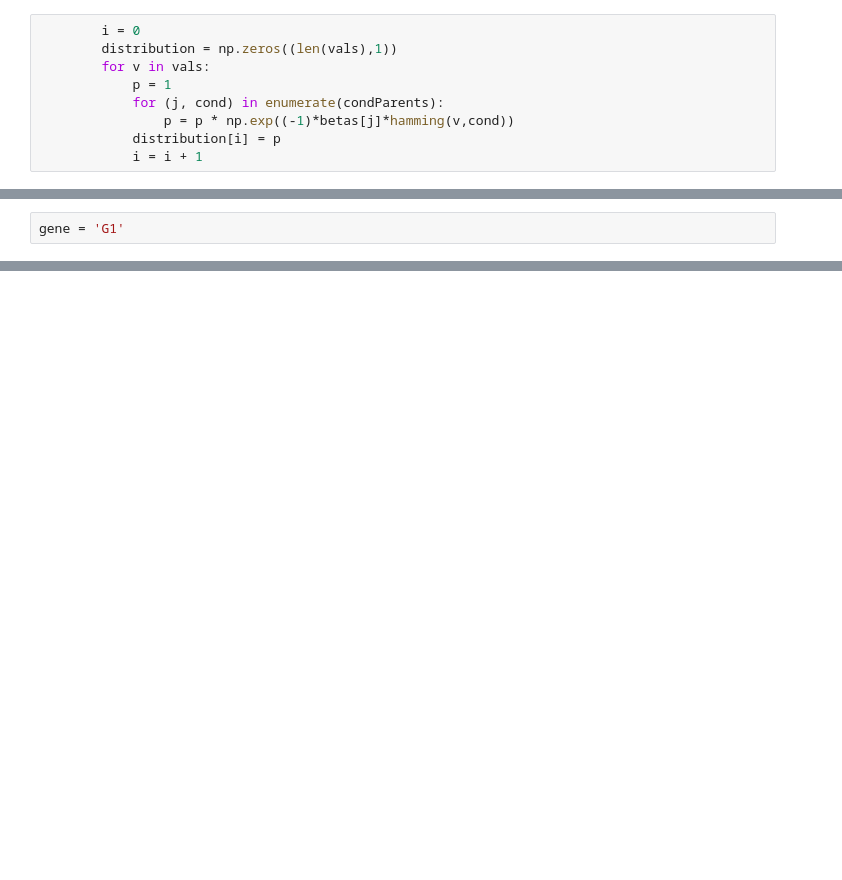
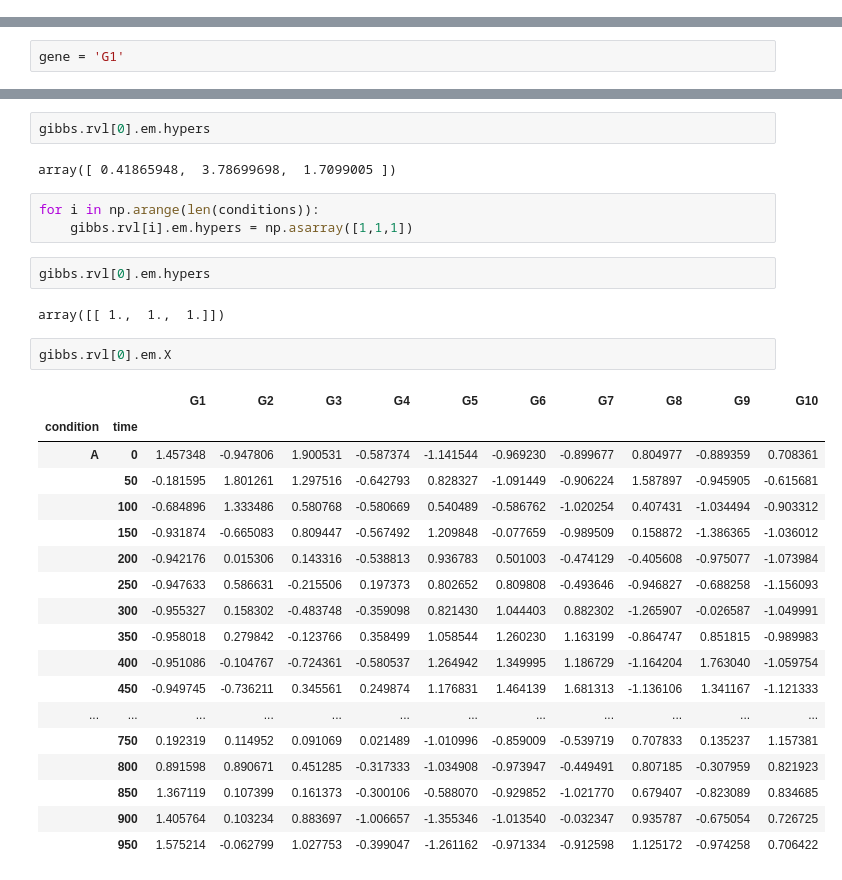
Before and after one commit to ktpolanski/ip2, a Jupyter notebook: sam-ip2-2015-12-07/csi/Untitled.ipynb, the cells around one changed output, grey strips where cells are left out. Saved outputs shown, nothing was run; the diff lists cells and outputs as text; blank space fills up the shorter version.

```diff
--- a/sam-ip2-2015-12-07/csi/Untitled.ipynb
+++ b/sam-ip2-2015-12-07/csi/Untitled.ipynb
@@ -67,9 +7,0 @@ condParents = [vals[1],vals[1],vals[1],vals[1],vals[1]]
-# %%
-        i = 0
-        distribution = np.zeros((len(vals),1))
-        for v in vals:
-            p = 1
-            for (j, cond) in enumerate(condParents):
-                p = p * np.exp((-1)*betas[j]*hamming(v,cond))
-            distribution[i] = p
-            i = i + 1
@@ -422,0 +22,32 @@ np.std(inp.iloc[0,:],ddof=1)
+# %%
+gibbs.rvl[0].em.hypers
+# %% [output]
+array([ 0.41865948,  3.78699698,  1.7099005 ])
+# %%
+for i in np.arange(len(conditions)):
+    gibbs.rvl[i].em.hypers = np.asarray([1,1,1])
+# %%
+gibbs.rvl[0].em.hypers
+# %% [output]
+array([[ 1.,  1.,  1.]])
+# %%
+gibbs.rvl[0].em.X
+# %% [output]
+|  |  | G1 | G2 | G3 | G4 | G5 | G6 | G7 | G8 | G9 | G10 |
+| condition | time |  |  |  |  |  |  |  |  |  |  |
+| A | 0 | 1.457348 | -0.947806 | 1.900531 | -0.587374 | -1.141544 | -0.969230 | -0.899677 | 0.804977 | -0.889359 | 0.708361 |
+|  | 50 | -0.181595 | 1.801261 | 1.297516 | -0.642793 | 0.828327 | -1.091449 | -0.906224 | 1.587897 | -0.945905 | -0.615681 |
+|  | 100 | -0.684896 | 1.333486 | 0.580768 | -0.580669 | 0.540489 | -0.586762 | -1.020254 | 0.407431 | -1.034494 | -0.903312 |
+|  | 150 | -0.931874 | -0.665083 | 0.809447 | -0.567492 | 1.209848 | -0.077659 | -0.989509 | 0.158872 | -1.386365 | -1.036012 |
+|  | 200 | -0.942176 | 0.015306 | 0.143316 | -0.538813 | 0.936783 | 0.501003 | -0.474129 | -0.405608 | -0.975077 | -1.073984 |
+|  | 250 | -0.947633 | 0.586631 | -0.215506 | 0.197373 | 0.802652 | 0.809808 | -0.493646 | -0.946827 | -0.688258 | -1.156093 |
+|  | 300 | -0.955327 | 0.158302 | -0.483748 | -0.359098 | 0.821430 | 1.044403 | 0.882302 | -1.265907 | -0.026587 | -1.049991 |
+|  | 350 | -0.958018 | 0.279842 | -0.123766 | 0.358499 | 1.058544 | 1.260230 | 1.163199 | -0.864747 | 0.851815 | -0.989983 |
+|  | 400 | -0.951086 | -0.104767 | -0.724361 | -0.580537 | 1.264942 | 1.349995 | 1.186729 | -1.164204 | 1.763040 | -1.059754 |
+|  | 450 | -0.949745 | -0.736211 | 0.345561 | 0.249874 | 1.176831 | 1.464139 | 1.681313 | -1.136106 | 1.341167 | -1.121333 |
+| ... | ... | ... | ... | ... | ... | ... | ... | ... | ... | ... | ... |
+|  | 750 | 0.192319 | 0.114952 | 0.091069 | 0.021489 | -1.010996 | -0.859009 | -0.539719 | 0.707833 | 0.135237 | 1.157381 |
+|  | 800 | 0.891598 | 0.890671 | 0.451285 | -0.317333 | -1.034908 | -0.973947 | -0.449491 | 0.807185 | -0.307959 | 0.821923 |
+|  | 850 | 1.367119 | 0.107399 | 0.161373 | -0.300106 | -0.588070 | -0.929852 | -1.021770 | 0.679407 | -0.823089 | 0.834685 |
+|  | 900 | 1.405764 | 0.103234 | 0.883697 | -1.006657 | -1.355346 | -1.013540 | -0.032347 | 0.935787 | -0.675054 | 0.726725 |
+|  | 950 | 1.575214 | -0.062799 | 1.027753 | -0.399047 | -1.261162 | -0.971334 | -0.912598 | 1.125172 | -0.974258 | 0.706422 |
```
Also changed, not shown: parts of 149 cells of this notebook, 1 other file.
